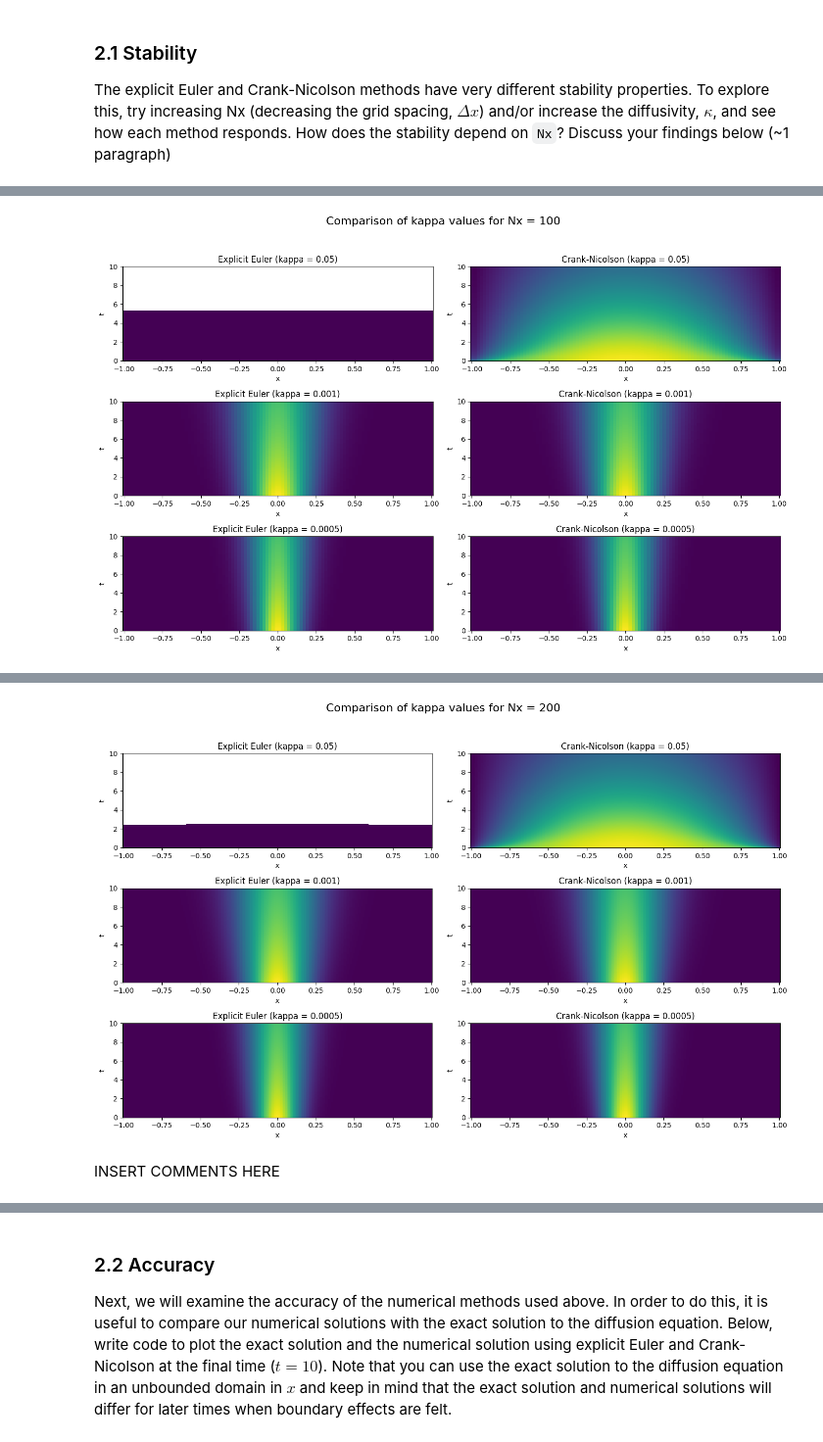
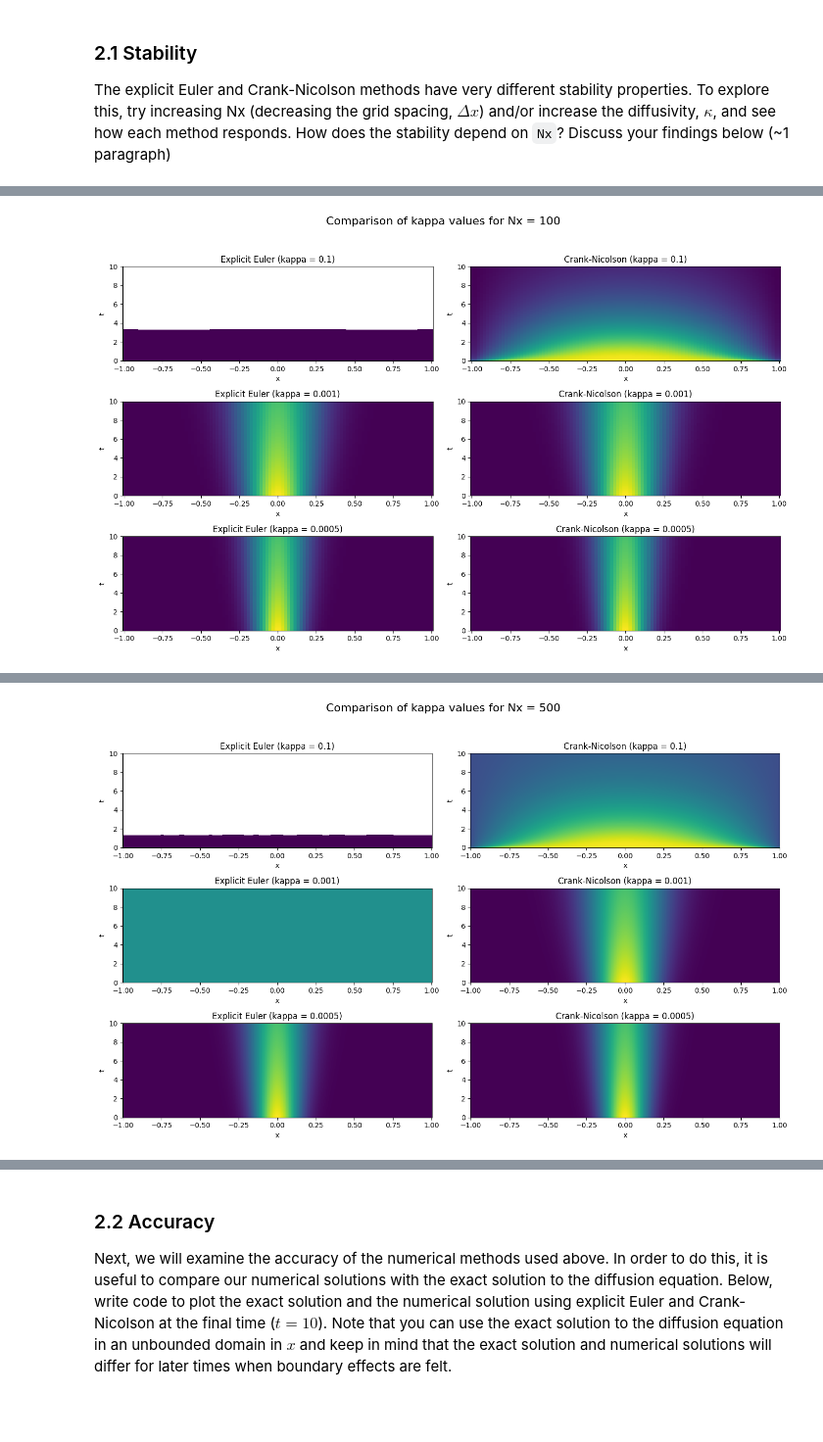
Before and after one commit to Zero-Rae/QCES123, a Jupyter notebook: Project1_numerical_methods.ipynb, the cells around one changed output, grey strips where cells are left out. Shown: that part at 98% size. Saved outputs shown, nothing was run; the diff lists cells and outputs as text; code cells hidden in the pictures; blank space fills up the shorter version.

```diff
--- a/Project1_numerical_methods.ipynb
+++ b/Project1_numerical_methods.ipynb
@@ -168,8 +171,8 @@ plt.show()
 The explicit Euler and Crank-Nicolson methods have very different stability properties. To explore this, try increasing Nx (decreasing the grid spacing, $\Delta x$) and/or increase the diffusivity, $\kappa$, and see how each method responds. How does the stability depend on `Nx`? Discuss your findings below (~1 paragraph)
 # %%
 #@title # Parameters for the simulations
-kappa_values = [0.05, 0.001, 0.0005]  # Diffusivity values
-Nx_values = [50, 100, 200]  # Grid size values
+kappa_values = [0.1, 0.001, 0.0005]  # Diffusivity values
+Nx_values = [50, 100, 500]  # Grid size values
 
 # Time-stepping parameters
 t_start = 0
@@ -222 +225 @@ Crank-Nicolson method took 0.05 seconds
-[figure, old version]
+[figure, new version]
@@ -229,3 +232 @@ Crank-Nicolson method took 0.34 seconds
-[figure, old version]
+[figure, new version]
-# %% [markdown]
-INSERT COMMENTS HERE
```
Also changed, not shown: parts of 3 cells of this notebook.
